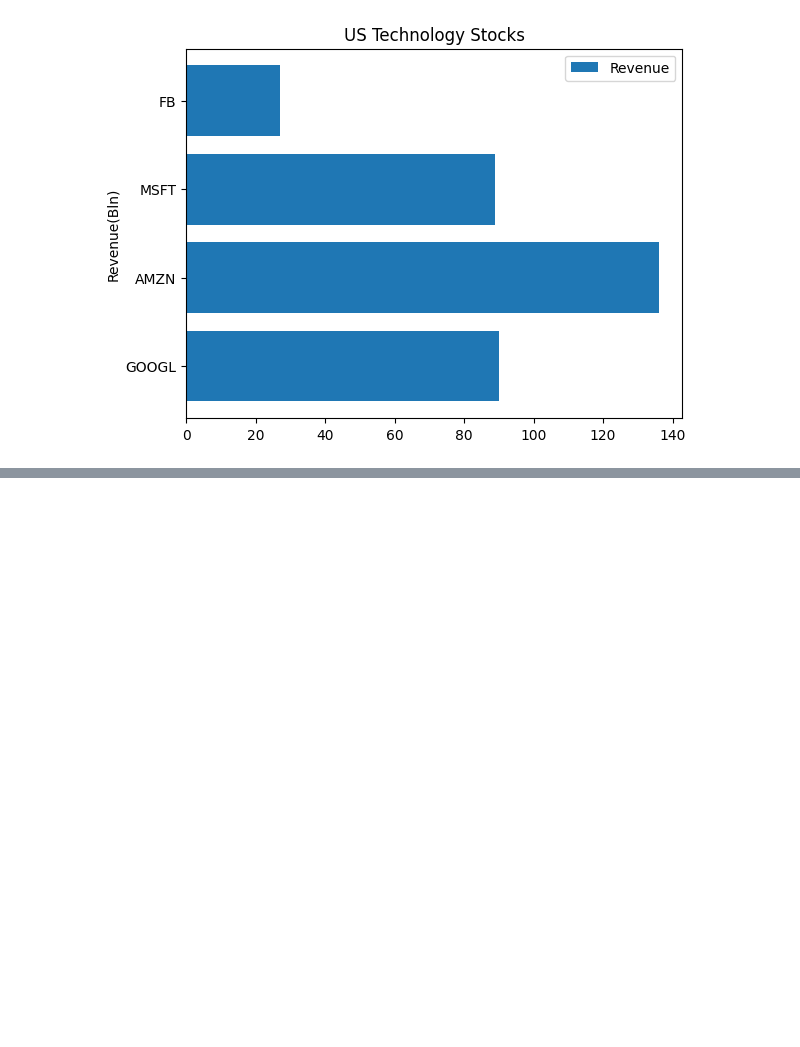
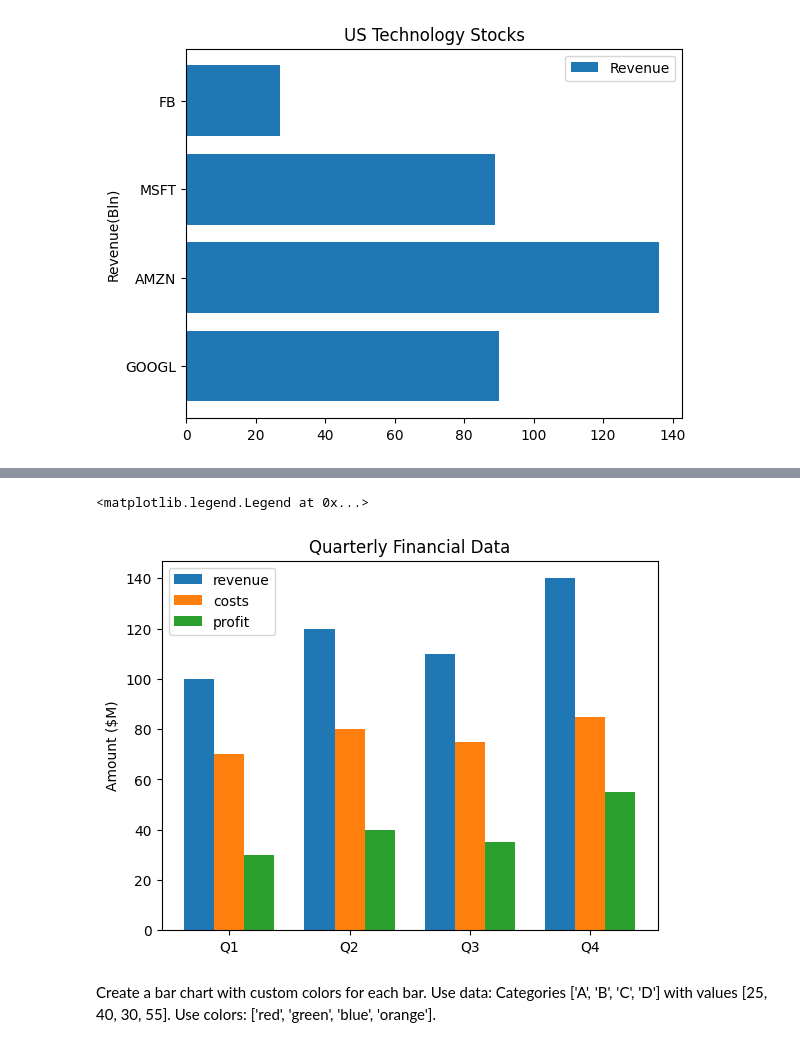
Before and after one commit to ngzhiwei517/Machine_Learning_Self-Learn, a Jupyter notebook: Matplotlib.ipynb, the cells around one changed output, grey strips where cells are left out. Cells and saved outputs as stored; diff of their text form; code cells hidden in the pictures; blank space fills up the shorter version.

```diff
--- a/Matplotlib.ipynb
+++ b/Matplotlib.ipynb
@@ -217,0 +269,24 @@ plt.legend()
+# %%
+import matplotlib.pyplot as plt
+import numpy as np
+
+quarters = ['Q1', 'Q2', 'Q3', 'Q4']
+revenue = [100, 120, 110, 140]
+costs = [70, 80, 75, 85]
+profit = [30, 40, 35, 55]
+x_pos=np.arange(len(revenue))
+x_pos
+width=0.25
+# %%
+plt.bar(x_pos-width,revenue,width=width,label='revenue')
+plt.bar(x_pos,costs,width=width,label='costs')
+plt.bar(x_pos+width,profit,width=width,label='profit')
+plt.xticks(x_pos,quarters)
+plt.ylabel('Amount ($M)')
+plt.title("Quarterly Financial Data")
+plt.legend()
+# %% [output]
+<matplotlib.legend.Legend at 0x...>
+[figure, added]
+# %% [markdown]
+Create a bar chart with custom colors for each bar. Use data: Categories ['A', 'B', 'C', 'D'] with values [25, 40, 30, 55]. Use colors: ['red', 'green', 'blue', 'orange'].
```
Also changed, not shown: parts of 16 cells of this notebook.
